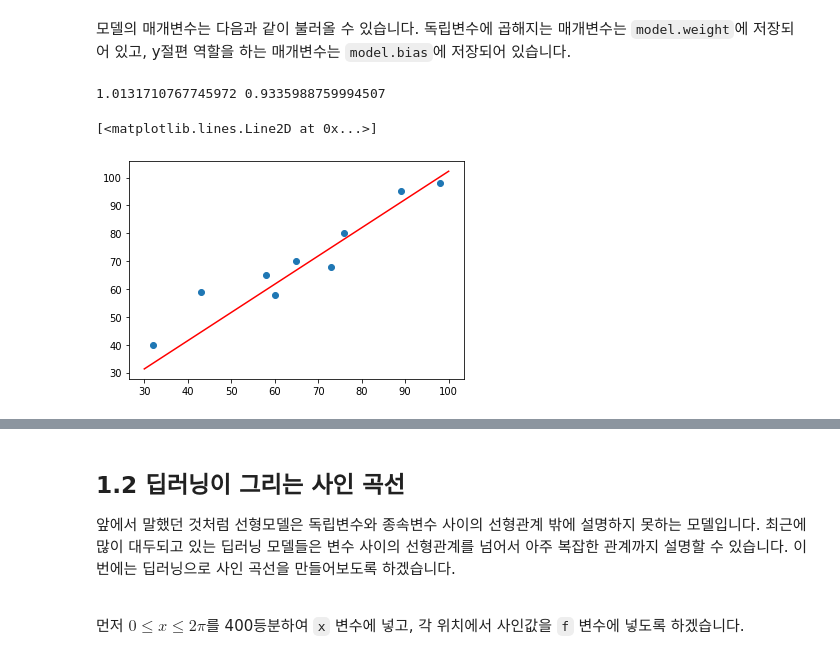
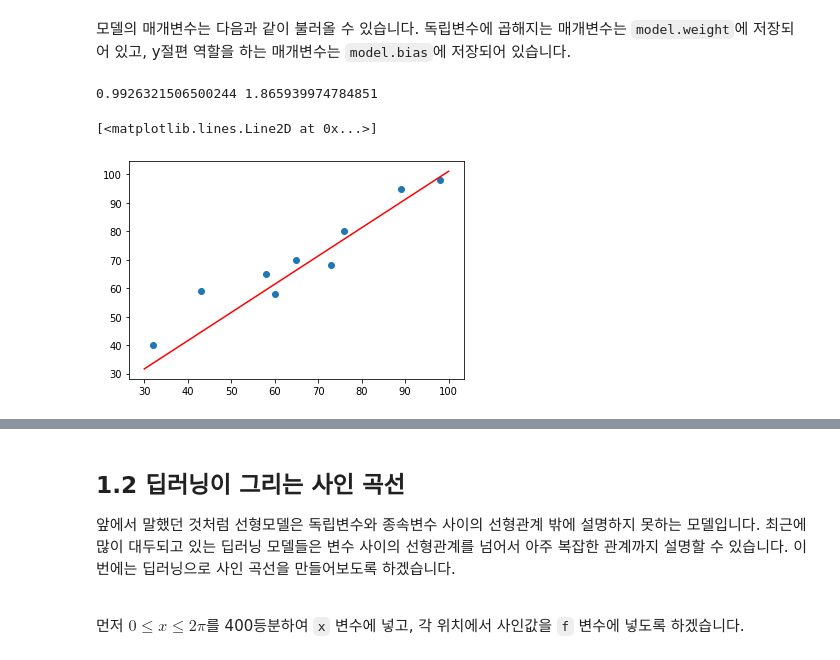
Before and after one commit to postech-minds/math-academy-2th, a Jupyter notebook: 2022-07-21 인공지능 실습.ipynb, the cells around one changed output, grey strips where cells are left out. Drawn from its saved outputs; the diff is of its cells as text; code cells hidden in the pictures.

```diff
--- a/2022-07-21 인공지능 실습.ipynb
+++ b/2022-07-21 인공지능 실습.ipynb
@@ -38,7 +33,7 @@ model = nn.Linear(1, 1)
 # %%
 from academy import train
 
-train(model, 수학, 과학)
+train(model, 수학, 과학, epochs=1000)
 # %% [markdown]
 모델이 만들어지면, `academy`에 있는 `train`을 사용해서 모델의 매개변수를 찾아주는 학습을 진행할 수 있습니다. `epochs` 인자는 데이터를 몇 번 반복해서 볼 것인지 결정해주고, `lr`은 매개변수를 얼마나 조금씩 수정해나갈 것인지 결정해주는 인자입니다.
 # %%
@@ -49,20 +44,22 @@ tensor([0.9336], requires_grad=True)
 # %% [markdown]
 모델의 매개변수는 다음과 같이 불러올 수 있습니다. 독립변수에 곱해지는 매개변수는 `model.weight`에 저장되어 있고, y절편 역할을 하는 매개변수는 `model.bias`에 저장되어 있습니다.
 # %%
+import matplotlib.pyplot as plt
+
 a = model.weight.item()
 b = model.bias.item()
 
 print(a, b)
 
 x = np.array([30, 100])
 y = a * x + b
 
-pylab.plot(수학, 과학, 'o')
-pylab.plot(x, y, 'r-')
+plt.plot(수학, 과학, 'o')
+plt.plot(x, y, 'r-')
 # %% [output]
-1.0131710767745972 0.9335988759994507
+0.9926321506500244 1.865939974784851
 [<matplotlib.lines.Line2D at 0x...>]
-[figure, old version]
+[figure, new version]
 # %% [markdown]
 지금까지 우리는 하나의 독립변수로 하나의 종속변수를 예측하는 모델을 만들어 보았습니다. 하지만 현실의 데이터는 훨씬 더 많은 독립 변수를 갖고 있습니다. 독립변수가 많아져도 선형모델은 여전히 같은 원리로 종속변수를 예측합니다. 예를 들어 5개의 독립변수를 사용하는 선형모델은 다음 식으로 종속변수를 예측합니다.
 
```
Also changed, not shown: parts of 7 cells of this notebook, 13 other files.
